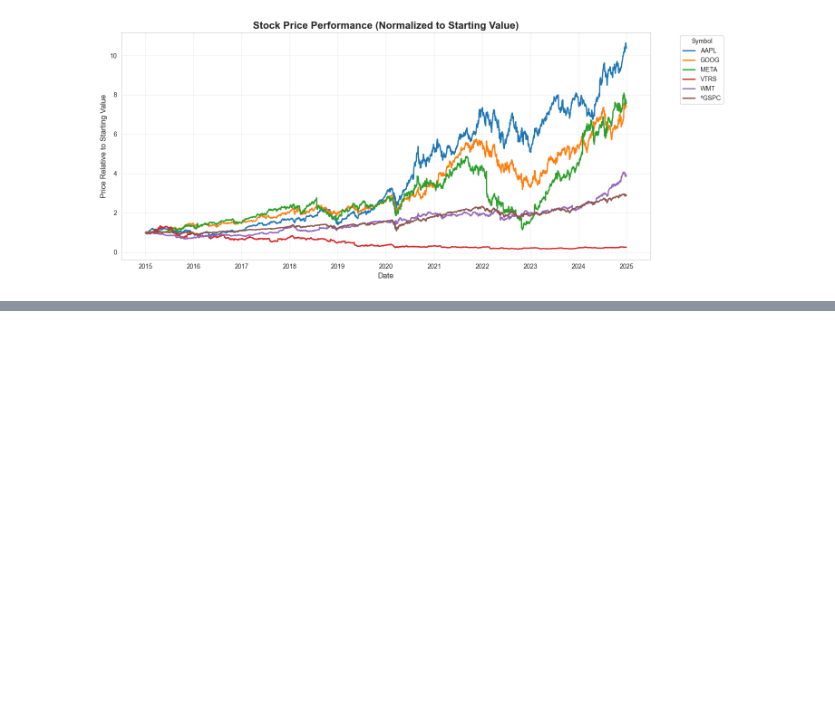
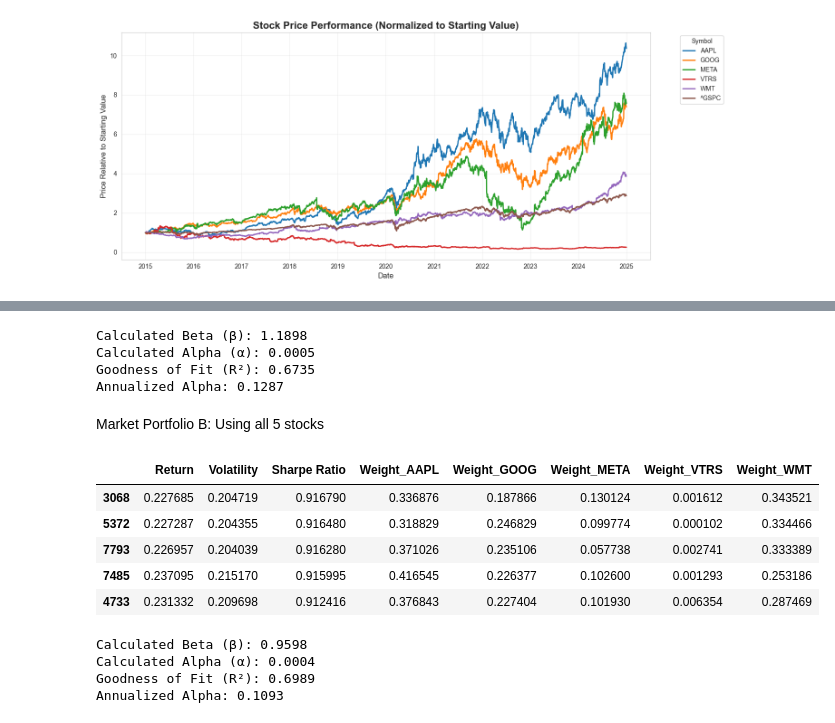
Before and after one commit to whanyu1212/ft5009-assignment2, a Jupyter notebook: notebook/scratchpad.ipynb, the cells around one changed output, grey strips where cells are left out. Drawn from its saved outputs; the diff is of its cells as text; code cells hidden in the pictures; blank space fills up the shorter version.

```diff
--- a/notebook/scratchpad.ipynb
+++ b/notebook/scratchpad.ipynb
@@ -186,0 +371,70 @@ plt.show()
+# %%
+beta, alpha, r_value, p_value, std_err = stats.linregress(
+    df_returns['Market_Excess_Return'],
+    df_returns['Portfolio_Excess_Return']
+)
+
+
+print(f"Calculated Beta (β): {beta:.4f}")
+print(f"Calculated Alpha (α): {alpha:.4f}")
+print(f"Goodness of Fit (R²): {r_value**2:.4f}")
+
+annualized_alpha = alpha * 252
+print(f"Annualized Alpha: {annualized_alpha:.4f}")
+# %% [output]
+Calculated Beta (β): 1.1898
+Calculated Alpha (α): 0.0005
+Goodness of Fit (R²): 0.6735
+Annualized Alpha: 0.1287
+# %% [markdown]
+Market Portfolio B:
+Using all 5 stocks
+# %%
+df_all_stocks = df_olhcv_processed.loc[df_olhcv_processed['Symbol'].isin(default_config.stock_list)]
+# %%
+portfolio_optimizer = PortfolioOptimizer(input_data=df_all_stocks, risk_free_rate=0.04, iterations=10000)
+
+results, max_sharpe_portfolio, min_volatility_portfolio = portfolio_optimizer.monte_carlo_optimization()
+# %%
+results.sort_values(by='Sharpe Ratio', ascending=False).head()
+# %% [output]
+|  | Return | Volatility | Sharpe Ratio | Weight_AAPL | Weight_GOOG | Weight_META | Weight_VTRS | Weight_WMT |
+| 3068 | 0.227685 | 0.204719 | 0.916790 | 0.336876 | 0.187866 | 0.130124 | 0.001612 | 0.343521 |
+| 5372 | 0.227287 | 0.204355 | 0.916480 | 0.318829 | 0.246829 | 0.099774 | 0.000102 | 0.334466 |
+| 7793 | 0.226957 | 0.204039 | 0.916280 | 0.371026 | 0.235106 | 0.057738 | 0.002741 | 0.333389 |
+| 7485 | 0.237095 | 0.215170 | 0.915995 | 0.416545 | 0.226377 | 0.102600 | 0.001293 | 0.253186 |
+| 4733 | 0.231332 | 0.209698 | 0.912416 | 0.376843 | 0.227404 | 0.101930 | 0.006354 | 0.287469 |
+# %%
+optimal_weights = max_sharpe_portfolio.filter(like="Weight_")
+portfolio_return = pd.Series(
+    np.dot(portfolio_optimizer.returns, optimal_weights),
+)
+
+df_returns = pd.DataFrame({
+    "Portfolio": portfolio_return,
+    "Market": market_return
+})
+
+daily_adjusted_risk_free_rate = 0.04 / 252
+
+df_returns['Portfolio_Excess_Return'] = df_returns['Portfolio'] - daily_adjusted_risk_free_rate
+df_returns['Market_Excess_Return'] = df_returns['Market'] - daily_adjusted_risk_free_rate
+
+
+beta, alpha, r_value, p_value, std_err = stats.linregress(
+    df_returns['Market_Excess_Return'],
+    df_returns['Portfolio_Excess_Return']
+)
+
+
+print(f"Calculated Beta (β): {beta:.4f}")
+print(f"Calculated Alpha (α): {alpha:.4f}")
+print(f"Goodness of Fit (R²): {r_value**2:.4f}")
+
+annualized_alpha = alpha * 252
+print(f"Annualized Alpha: {annualized_alpha:.4f}")
+# %% [output]
+Calculated Beta (β): 0.9598
+Calculated Alpha (α): 0.0004
+Goodness of Fit (R²): 0.6989
+Annualized Alpha: 0.1093
```
Also changed, not shown: parts of 28 cells of this notebook, 5 other files.
